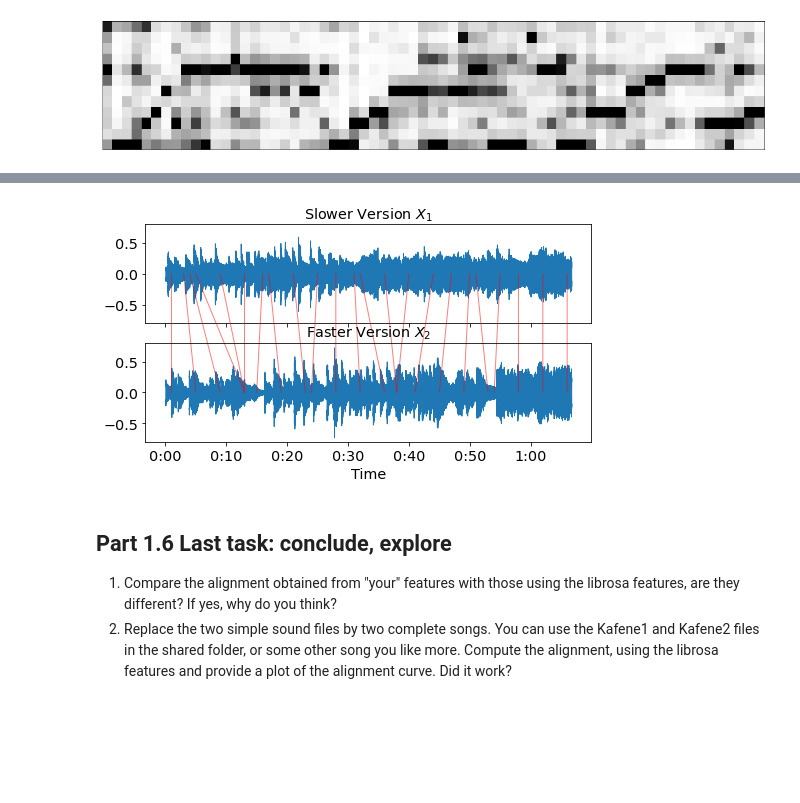
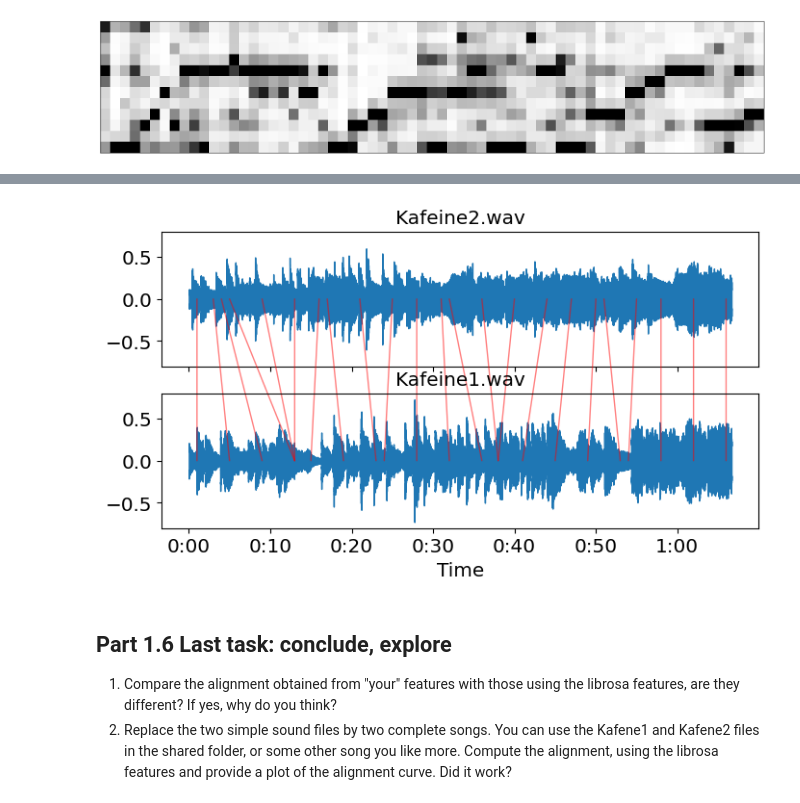
Before and after one commit to simoclemens/KTH-MusicInformaticsLabs, a Jupyter notebook: DT2470_lab03-1.ipynb, the cells around one changed output, grey strips where cells are left out. Drawn from its saved outputs; the diff is of its cells as text; code cells hidden in the pictures; blank space fills up the shorter version.

```diff
--- a/DT2470_lab03-1.ipynb
+++ b/DT2470_lab03-1.ipynb
@@ -405,31 +403,31 @@ Text(0.5, 1.0, 'Warping Path on Acc. Cost Matrix $D$')
 # %%
 from matplotlib.patches import ConnectionPatch
 from matplotlib.patches import *
 fig, (ax1, ax2) = plt.subplots(nrows=2, sharex=True, sharey=True, figsize=(8,4))
 
 # Plot x_2
 librosa.display.waveshow(samples1, sr=n_fft1, ax=ax2)
-ax2.set(title='Faster Version $X_2$')
+ax2.set(title='Kafene1.wav')
 
 # Plot x_1
 librosa.display.waveshow(samples2, sr=n_fft2, ax=ax1)
-ax1.set(title='Slower Version $X_1$')
+ax1.set(title='Kafene2.wav')
 ax1.label_outer()
 
 
 n_arrows = 20
 for tp1, tp2 in wp_s[::len(wp_s)//n_arrows]:
     # Create a connection patch between the aligned time points
     # in each subplot
     con = ConnectionPatch(xyA=(tp1, 0), xyB=(tp2, 0),
                           axesA=ax1, axesB=ax2,
                           coordsA='data', coordsB='data',
                           color='r', linestyle='-',
                           alpha=0.5)
     con.set_in_layout(False)  # This is needed to preserve layout
     ax2.add_artist(con)
 # %% [output]
-[figure, old version]
+[figure, new version]
 # %% [markdown]
 ## Part 1.6 Last task: conclude, explore
 
```
Also changed, not shown: parts of 12 cells of this notebook.
